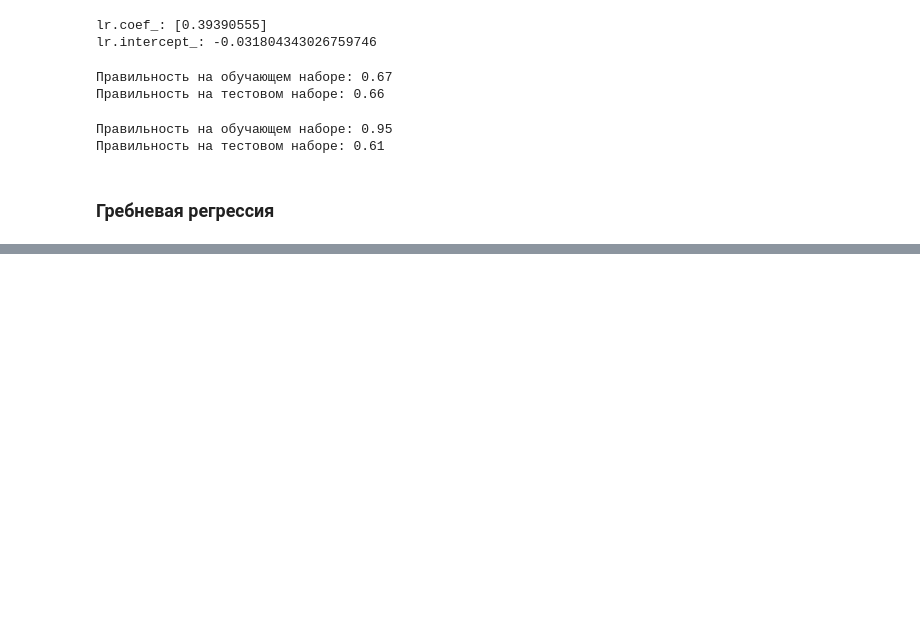
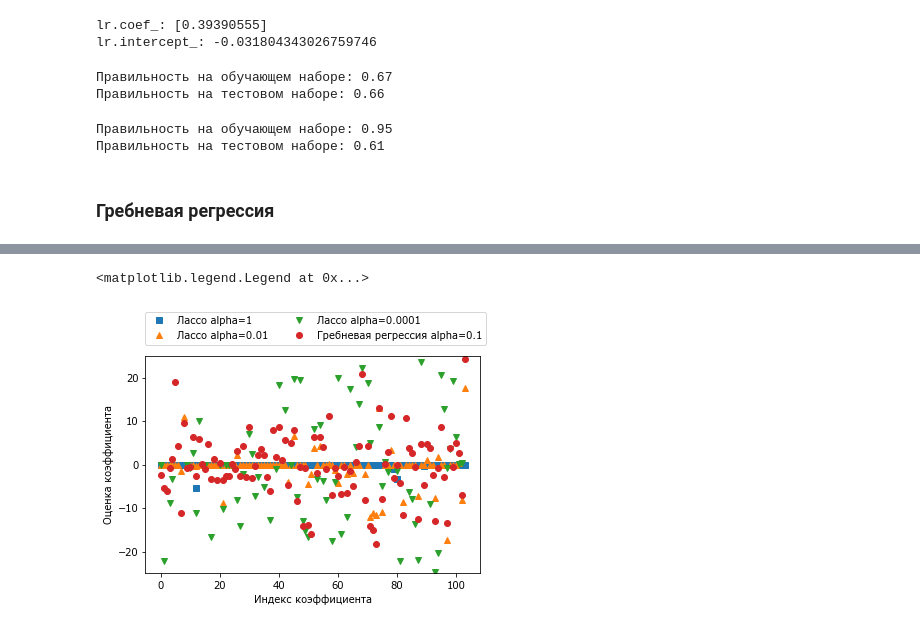
Before and after one commit to fray517/ml, a Jupyter notebook: machine_learning_1.ipynb, the cells around one changed output, grey strips where cells are left out. Drawn from its saved outputs; the diff is of its cells as text; code cells hidden in the pictures; blank space fills up the shorter version.

```diff
--- a/machine_learning_1.ipynb
+++ b/machine_learning_1.ipynb
@@ -412,0 +496,13 @@ print("Правильность на тестовом наборе: {:.2f}".form
+# %%
+plt.plot(lasso.coef_, 's', label="Лассо alpha=1")
+plt.plot(lasso001.coef_, '^', label="Лассо alpha=0.01")
+plt.plot(lasso00001.coef_, 'v', label="Лассо alpha=0.0001")
+plt.plot(ridge01.coef_, 'o', label="Гребневая регрессия alpha=0.1")
+
+plt.xlabel("Индекс коэффициента")
+plt.ylabel("Оценка коэффициента")
+plt.ylim(-25, 25)
+plt.legend(ncol=2, loc=(0, 1.05))
+# %% [output]
+<matplotlib.legend.Legend at 0x...>
+[figure, added]
```
Also changed, not shown: parts of 33 cells of this notebook.
